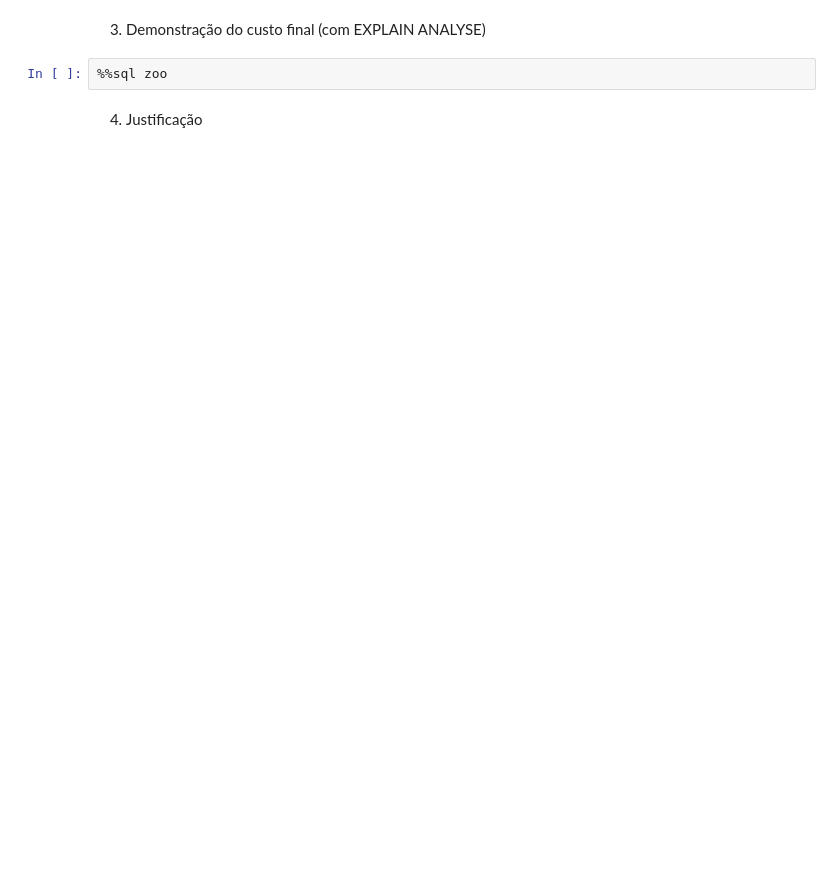
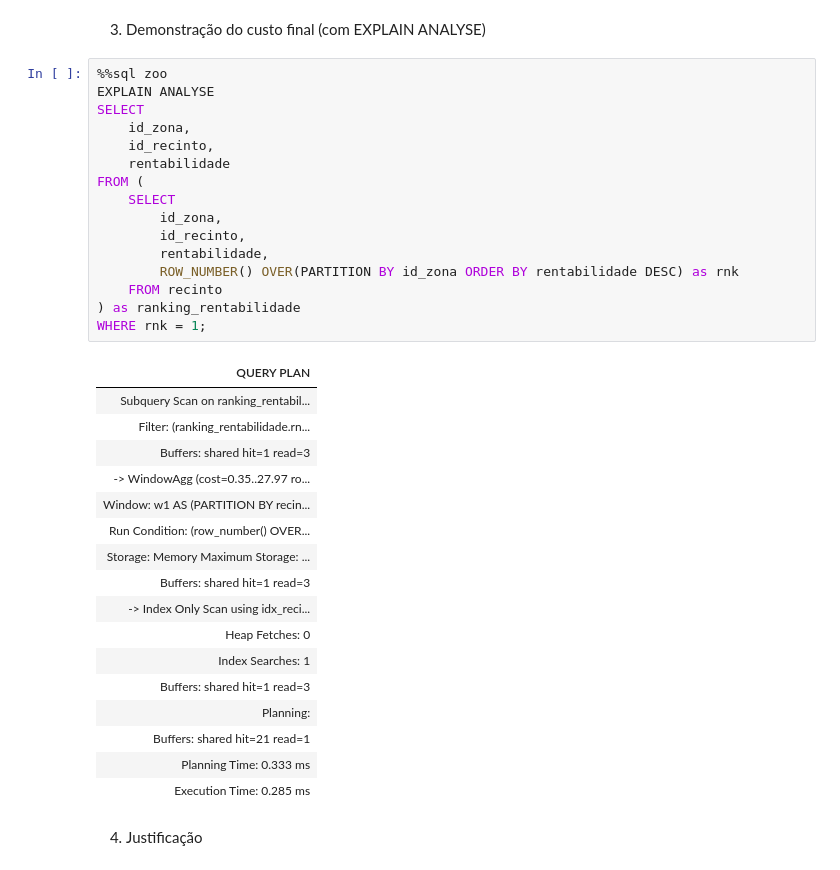
Before and after one commit to marques-jpg/Projeto-BD, a Jupyter notebook: entrega-bd-02-93.ipynb, the cells around one changed output. Saved outputs shown, nothing was run; the diff lists cells and outputs as text; blank space fills up the shorter version.

```diff
--- a/entrega-bd-02-93.ipynb
+++ b/entrega-bd-02-93.ipynb
@@ -633,6 +688,38 @@ ORDER BY id_zona, mes;
 3. Demonstração do custo final (com EXPLAIN ANALYSE)
 # %%
 %%sql zoo
+EXPLAIN ANALYSE
+SELECT
+    id_zona,
+    id_recinto,
+    rentabilidade
+FROM (
+    SELECT
+        id_zona,
+        id_recinto,
+        rentabilidade,
+        ROW_NUMBER() OVER(PARTITION BY id_zona ORDER BY rentabilidade DESC) as rnk
+    FROM recinto
+) as ranking_rentabilidade
+WHERE rnk = 1;
+# %% [output]
+| QUERY PLAN |
+| Subquery Scan on ranking_rentabil... |
+| Filter: (ranking_rentabilidade.rn... |
+| Buffers: shared hit=1 read=3 |
+| -> WindowAgg (cost=0.35..27.97 ro... |
+| Window: w1 AS (PARTITION BY recin... |
+| Run Condition: (row_number() OVER... |
+| Storage: Memory Maximum Storage: ... |
+| Buffers: shared hit=1 read=3 |
+| -> Index Only Scan using idx_reci... |
+| Heap Fetches: 0 |
+| Index Searches: 1 |
+| Buffers: shared hit=1 read=3 |
+| Planning: |
+| Buffers: shared hit=21 read=1 |
+| Planning Time: 0.333 ms |
+| Execution Time: 0.285 ms |
 # %% [markdown]
 4. Justificação
 # %% [markdown]
```
Also changed, not shown: parts of 12 cells of this notebook.
